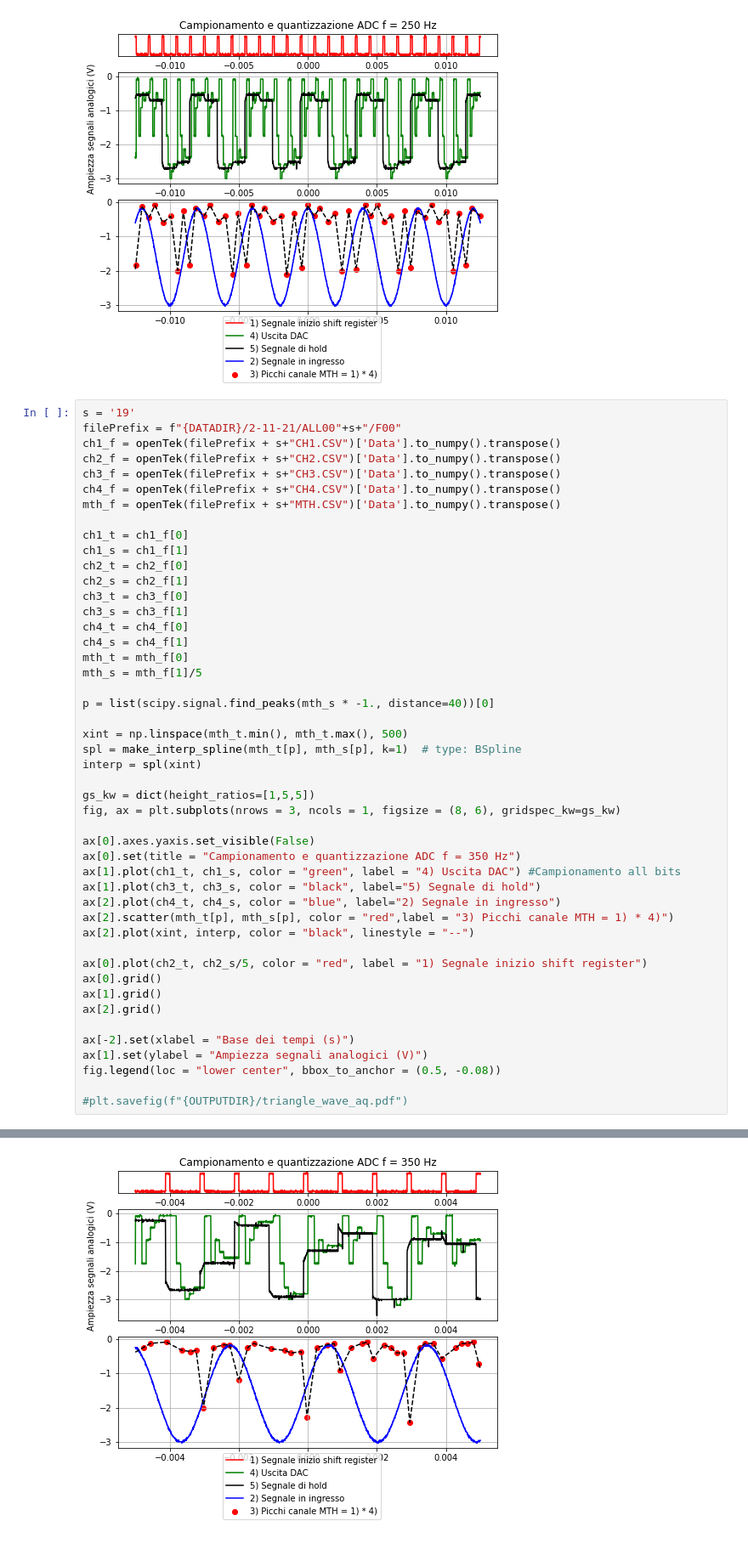
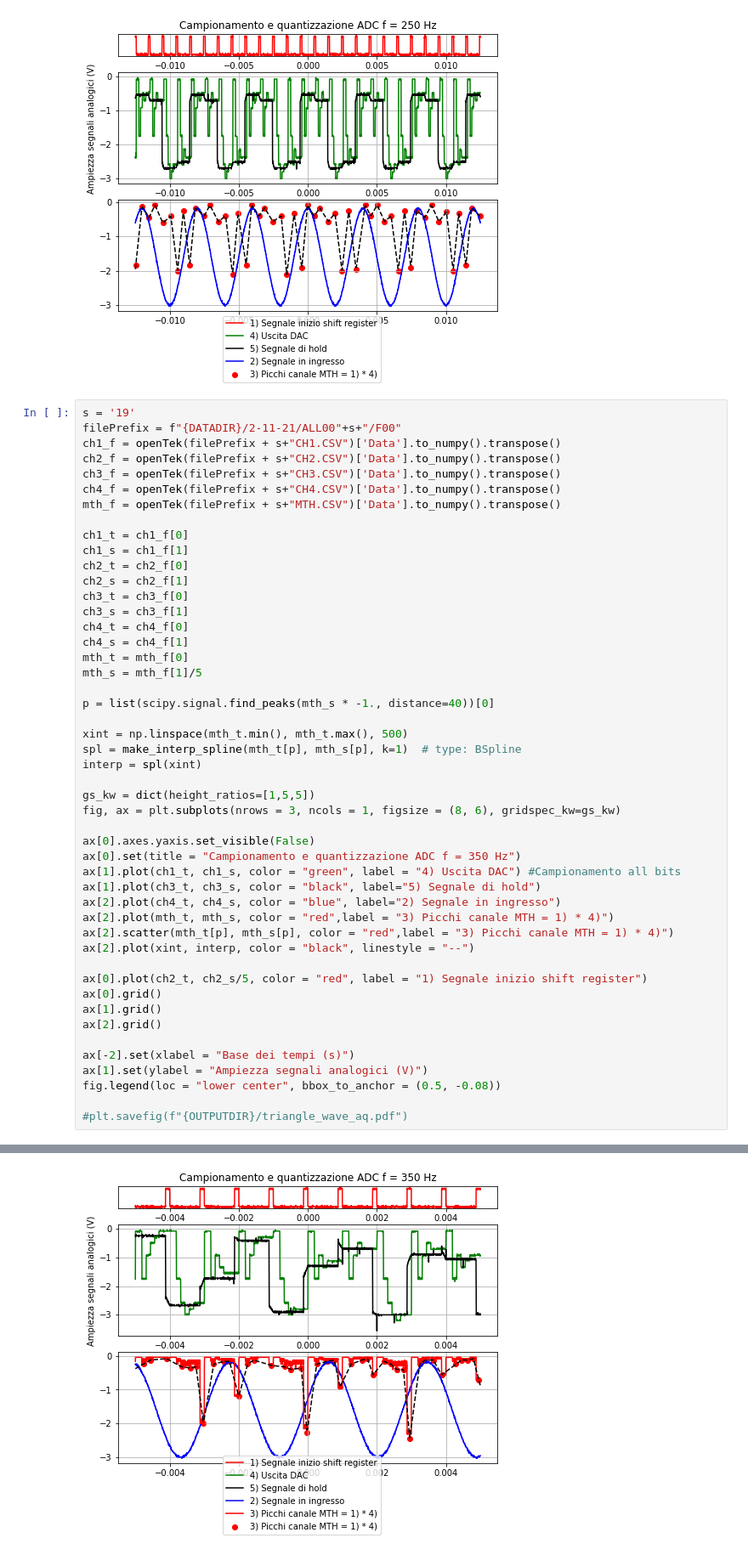
Before and after one commit to valeriopagliarino/Electronics-2021-UNITO-Public, a Jupyter notebook: analysis/3_Peak_dectection.ipynb, the cells around one changed output, grey strips where cells are left out. Shown at 85% size. Cells and saved outputs as stored; diff of their text form.

```diff
--- a/analysis/3_Peak_dectection.ipynb
+++ b/analysis/3_Peak_dectection.ipynb
@@ -289,34 +289,35 @@ mth_s = mth_f[1]/5
 
 p = list(scipy.signal.find_peaks(mth_s * -1., distance=40))[0]
 
 xint = np.linspace(mth_t.min(), mth_t.max(), 500)
 spl = make_interp_spline(mth_t[p], mth_s[p], k=1)  # type: BSpline
 interp = spl(xint)
 
 gs_kw = dict(height_ratios=[1,5,5])
 fig, ax = plt.subplots(nrows = 3, ncols = 1, figsize = (8, 6), gridspec_kw=gs_kw)
 
 ax[0].axes.yaxis.set_visible(False)
 ax[0].set(title = "Campionamento e quantizzazione ADC f = 350 Hz")
 ax[1].plot(ch1_t, ch1_s, color = "green", label = "4) Uscita DAC") #Campionamento all bits
 ax[1].plot(ch3_t, ch3_s, color = "black", label="5) Segnale di hold")
 ax[2].plot(ch4_t, ch4_s, color = "blue", label="2) Segnale in ingresso")
+ax[2].plot(mth_t, mth_s, color = "red",label = "3) Picchi canale MTH = 1) * 4)")
 ax[2].scatter(mth_t[p], mth_s[p], color = "red",label = "3) Picchi canale MTH = 1) * 4)")
 ax[2].plot(xint, interp, color = "black", linestyle = "--")
 
 ax[0].plot(ch2_t, ch2_s/5, color = "red", label = "1) Segnale inizio shift register")
 ax[0].grid()
 ax[1].grid()
 ax[2].grid()
 
 ax[-2].set(xlabel = "Base dei tempi (s)")
 ax[1].set(ylabel = "Ampiezza segnali analogici (V)")
 fig.legend(loc = "lower center", bbox_to_anchor = (0.5, -0.08))
 
 #plt.savefig(f"{OUTPUTDIR}/triangle_wave_aq.pdf")
 # %% [output]
 <matplotlib.legend.Legend at 0x...>
-[figure, old version]
+[figure, new version]
 # %%
 s = '20'
 filePrefix = f"{DATADIR}/2-11-21/ALL00"+s+"/F00"
```
Also changed, not shown: parts of 1 cell of this notebook, 1 other file.
